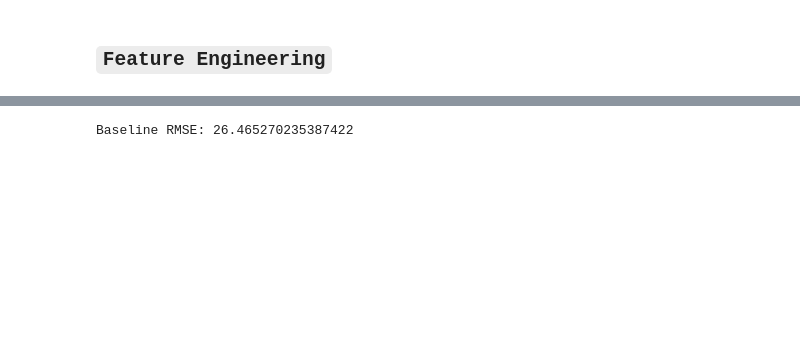
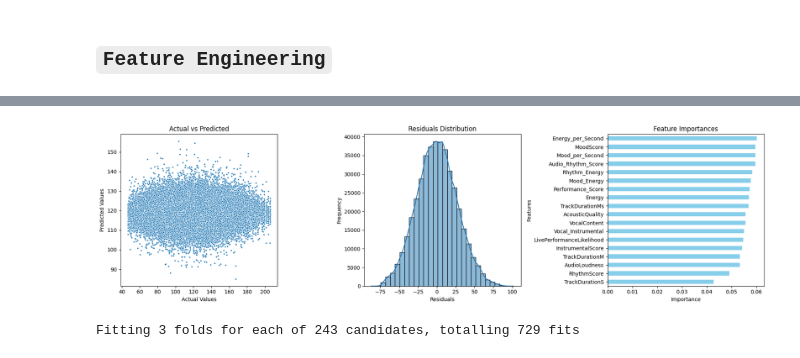
Before and after one commit to KarthikNot/Kaggle-S5E9, a Jupyter notebook: notebooks/Kaggle S5E9.ipynb, the cells around one changed output, grey strips where cells are left out. Drawn from its saved outputs; the diff is of its cells as text; code cells hidden in the pictures; blank space fills up the shorter version.

```diff
--- a/notebooks/Kaggle S5E9.ipynb
+++ b/notebooks/Kaggle S5E9.ipynb
@@ -402,15 +408,35 @@ trainTransformed.head()
 # %%
-baseline_pred = trainTransformed['BeatsPerMinute'].mean()
-rmse_baseline = ((trainTransformed['BeatsPerMinute'] - baseline_pred)**2).mean()**0.5
-print("Baseline RMSE:", rmse_baseline)
+X_train, X_test, y_train, y_test = dataSplit(trainTransformed)
+XGBModel = trainModel(XGBRegressor(), X_train, y_train)
 # %% [output]
-Baseline RMSE: 26.465270235387422
+[figure, added]
 # %%
-noise = np.random.uniform(-0.0005, 0.0005, size=len(testTransformed)) * trainTransformed['BeatsPerMinute'].mean()
+param_grid = {
+    'n_estimators': [100, 300, 500],
+    'max_depth': [3, 5, 7],
+    'learning_rate': [0.01, 0.05, 0.1],
+    'subsample': [0.7, 0.8, 1.0],
+    'colsample_bytree': [0.7, 0.8, 1.0]
+}
 
-sampleCSV = pd.DataFrame({
-    'id': testTransformed['id'],
-    'pred': trainTransformed['BeatsPerMinute'].mean() + noise
-})
+# Grid search with 3-fold CV
+grid_search = GridSearchCV(
+    estimator=XGBRegressor(),
+    param_grid=param_grid,
+    scoring='neg_root_mean_squared_error',  # RMSE
+    cv=3,
+    verbose=2,
+    n_jobs=-1
+)
 
-sampleCSV.to_csv('../data/submissions/meanSubmissionWithNoise.csv', index=False)
+# Fit
+grid_search.fit(X_train, y_train)
+
+# Best parameters and score
+print("Best parameters:", grid_search.best_params_)
+print("Best RMSE (CV):", -grid_search.best_score_)
+
+# Use the best model
+best_xgb = grid_search.best_estimator_
+# %% [output]
+Fitting 3 folds for each of 243 candidates, totalling 729 fits
```
Also changed, not shown: parts of 7 cells of this notebook.
